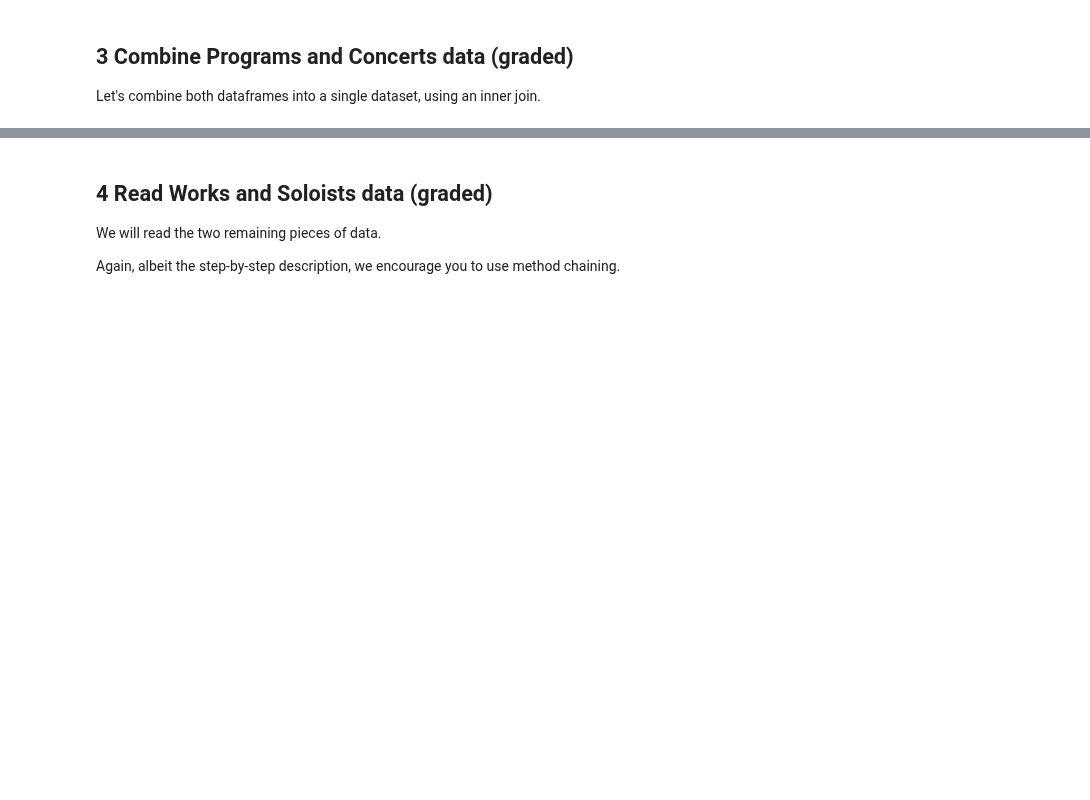
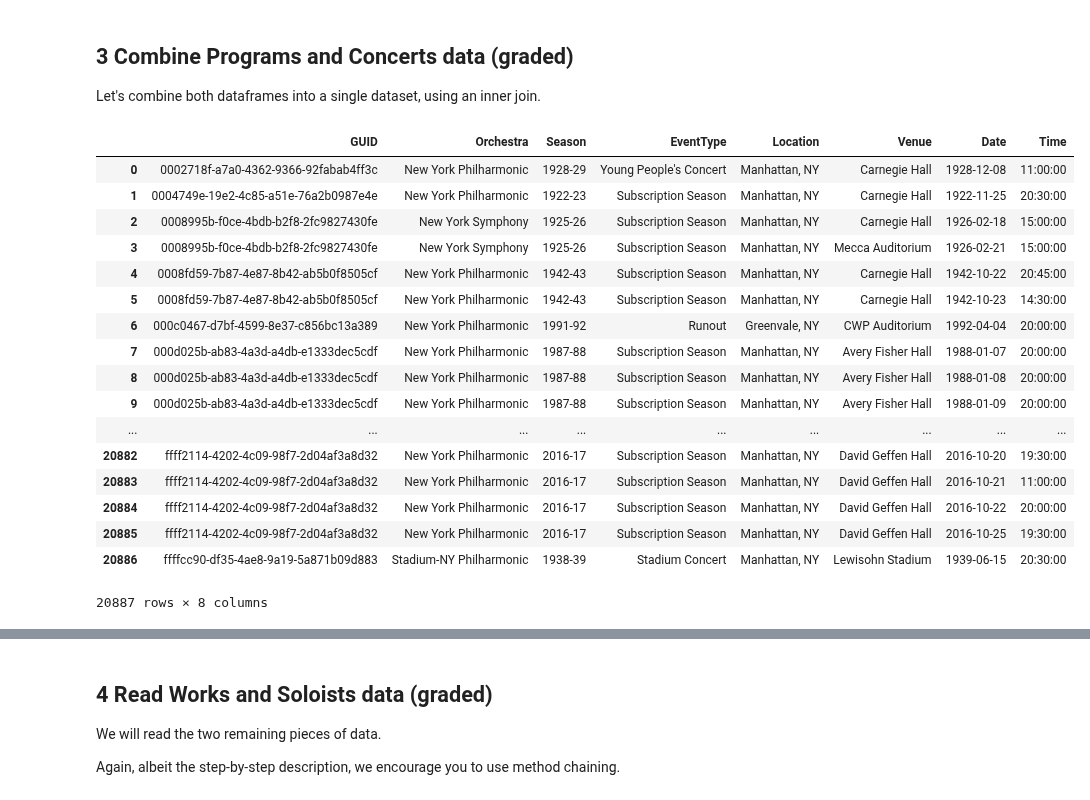
Before and after one commit to MafaldaPaco/batch3-workspace, a Jupyter notebook: S02/BLU02 - Advanced Wrangling/Exercise notebook.ipynb, the cells around one changed output, grey strips where cells are left out. Drawn from its saved outputs; the diff is of its cells as text; code cells hidden in the pictures; blank space fills up the shorter version.

```diff
--- a/S02/BLU02 - Advanced Wrangling/Exercise notebook.ipynb
+++ b/S02/BLU02 - Advanced Wrangling/Exercise notebook.ipynb
@@ -13,13 +13,6 @@ from sklearn.metrics import mean_squared_error, mean_absolute_error
 from sklearn.model_selection import train_test_split
 from sklearn.pipeline import Pipeline
 from sklearn.preprocessing import MinMaxScaler
-# %%
-programs=[]
-for x in files:
-    if len(programs) >=1:
-        programs.append(x)
-    elif x == '1900...':
-        programs.append
 # %% [markdown]
 ## 1 Read the Programs data (graded)
 
@@ -43,23 +36,13 @@ def make_programs():
     # Create a list with the name of all .csv files.
     # seasons: List[pd.DataFrame] = ...
     # YOUR CODE HERE
-    seasons=[]
-    files2 = os.listdir('data/')
-    for each in files2:
-        if each.endswith(".csv"):
-            seasons.append(each)
+
     # Use pd.concat to create a single dataframe.
     # programs: pd.DataFrame = ...
     # YOUR CODE HERE
-    x=[]
-    for j in seasons:
-        xx= pd.read_csv(os.path.join('data', j))
-        x.append(xx)
+    var= [read_season(f) for f in files_after_1900 if '.csv' in f]
 
-    for j in files_after_1900:
-        xy= pd.read_csv(os.path.join('data','programs', j))
-        x.append(xy)
-    programs= pd.concat(x, axis=0, sort=True)
+    programs= pd.concat(var, axis=0, sort=True)
 
     # Drop the column ProgramID.
     programs = programs.drop(columns='ProgramID')
@@ -71,7 +54,7 @@ def make_programs():
     # YOUR CODE HERE
     programs=programs.set_index('GUID').sort_index()
 
-    #return programs
+    return programs
 
 
 def read_season(file):
@@ -104,12 +91,18 @@ def make_concerts():
     # Read concerts data and drop the ProgramID and ConcertID columns.
     # concerts: pd.DataFrame = ...
     # YOUR CODE HERE
-    raise NotImplementedError()
+    concerts = pd.read_csv('./data/concerts.csv')
+    concerts.drop(['ProgramID', 'ConcertID'], axis = 1, inplace = True)
+
+
     # Remember to_datetime? We need here. We need to parse the columns Date and
     # Time. Use pd.to_datetime(...).dt.date for the Date and pd_to_datetime(...,
     # format=%I:%M%p).dt.time for the Time.
     # YOUR CODE HERE
-    raise NotImplementedError()
+    concerts["Date"] = pd.to_datetime(concerts["Date"]).dt.date
+    concerts["Time"] = pd.to_datetime(concerts["Time"], format = "%I:%M%p").dt.time
+
+
     return concerts
 
 
@@ -131,8 +131,30 @@ Let's combine both dataframes into a single dataset, using an inner join.
 # %%
 # Remember that you want to join on the index of one of the dataframes.
 # nyp = ...
 # YOUR CODE HERE
-raise NotImplementedError()
+make_programs().merge(make_concerts(), on="GUID")
+#list1=[make_programs(), make_concerts().set_index('GUID')]
+#nyp=pd.concat(list1, axis=0, sort=True)
+#nyp.head()
+# %% [output]
+|  | GUID | Orchestra | Season | EventType | Location | Venue | Date | Time |
+| 0 | 0002718f-a7a0-4362-9366-92fabab4ff3c | New York Philharmonic | 1928-29 | Young People's Concert | Manhattan, NY | Carnegie Hall | 1928-12-08 | 11:00:00 |
+| 1 | 0004749e-19e2-4c85-a51e-76a2b0987e4e | New York Philharmonic | 1922-23 | Subscription Season | Manhattan, NY | Carnegie Hall | 1922-11-25 | 20:30:00 |
+| 2 | 0008995b-f0ce-4bdb-b2f8-2fc9827430fe | New York Symphony | 1925-26 | Subscription Season | Manhattan, NY | Carnegie Hall | 1926-02-18 | 15:00:00 |
+| 3 | 0008995b-f0ce-4bdb-b2f8-2fc9827430fe | New York Symphony | 1925-26 | Subscription Season | Manhattan, NY | Mecca Auditorium | 1926-02-21 | 15:00:00 |
+| 4 | 0008fd59-7b87-4e87-8b42-ab5b0f8505cf | New York Philharmonic | 1942-43 | Subscription Season | Manhattan, NY | Carnegie Hall | 1942-10-22 | 20:45:00 |
+| 5 | 0008fd59-7b87-4e87-8b42-ab5b0f8505cf | New York Philharmonic | 1942-43 | Subscription Season | Manhattan, NY | Carnegie Hall | 1942-10-23 | 14:30:00 |
+| 6 | 000c0467-d7bf-4599-8e37-c856bc13a389 | New York Philharmonic | 1991-92 | Runout | Greenvale, NY | CWP Auditorium | 1992-04-04 | 20:00:00 |
+| 7 | 000d025b-ab83-4a3d-a4db-e1333dec5cdf | New York Philharmonic | 1987-88 | Subscription Season | Manhattan, NY | Avery Fisher Hall | 1988-01-07 | 20:00:00 |
+| 8 | 000d025b-ab83-4a3d-a4db-e1333dec5cdf | New York Philharmonic | 1987-88 | Subscription Season | Manhattan, NY | Avery Fisher Hall | 1988-01-08 | 20:00:00 |
+| 9 | 000d025b-ab83-4a3d-a4db-e1333dec5cdf | New York Philharmonic | 1987-88 | Subscription Season | Manhattan, NY | Avery Fisher Hall | 1988-01-09 | 20:00:00 |
+| ... | ... | ... | ... | ... | ... | ... | ... | ... |
+| 20882 | ffff2114-4202-4c09-98f7-2d04af3a8d32 | New York Philharmonic | 2016-17 | Subscription Season | Manhattan, NY | David Geffen Hall | 2016-10-20 | 19:30:00 |
+| 20883 | ffff2114-4202-4c09-98f7-2d04af3a8d32 | New York Philharmonic | 2016-17 | Subscription Season | Manhattan, NY | David Geffen Hall | 2016-10-21 | 11:00:00 |
+| 20884 | ffff2114-4202-4c09-98f7-2d04af3a8d32 | New York Philharmonic | 2016-17 | Subscription Season | Manhattan, NY | David Geffen Hall | 2016-10-22 | 20:00:00 |
+| 20885 | ffff2114-4202-4c09-98f7-2d04af3a8d32 | New York Philharmonic | 2016-17 | Subscription Season | Manhattan, NY | David Geffen Hall | 2016-10-25 | 19:30:00 |
+| 20886 | ffffcc90-df35-4ae8-9a19-5a871b09d883 | Stadium-NY Philharmonic | 1938-39 | Stadium Concert | Manhattan, NY | Lewisohn Stadium | 1939-06-15 | 20:30:00 |
+20887 rows × 8 columns
 # %%
 shape = str(nyp.shape)
 expected_hash = 'a75738e37ac4ccf37a893a1009ba624efce9efaa7721d4319e9e078193fe8de6'
```
Also changed, not shown: parts of 8 cells of this notebook, 1 other file.
